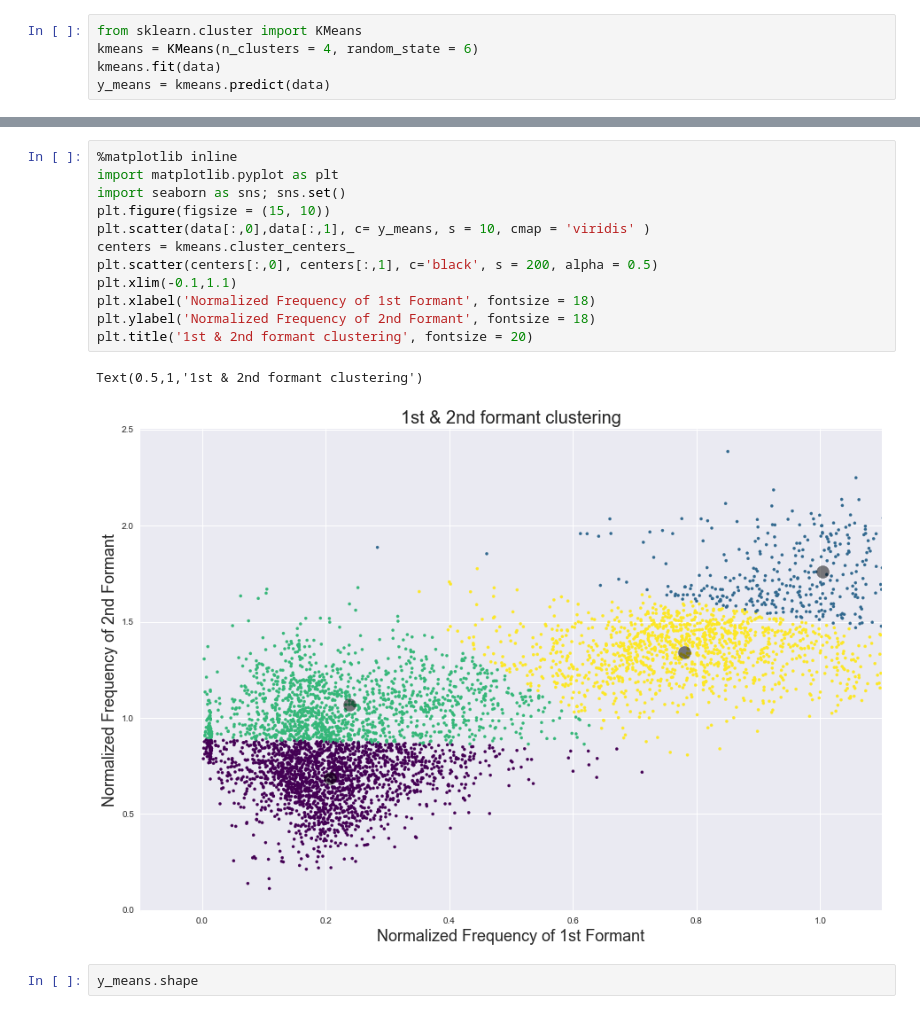
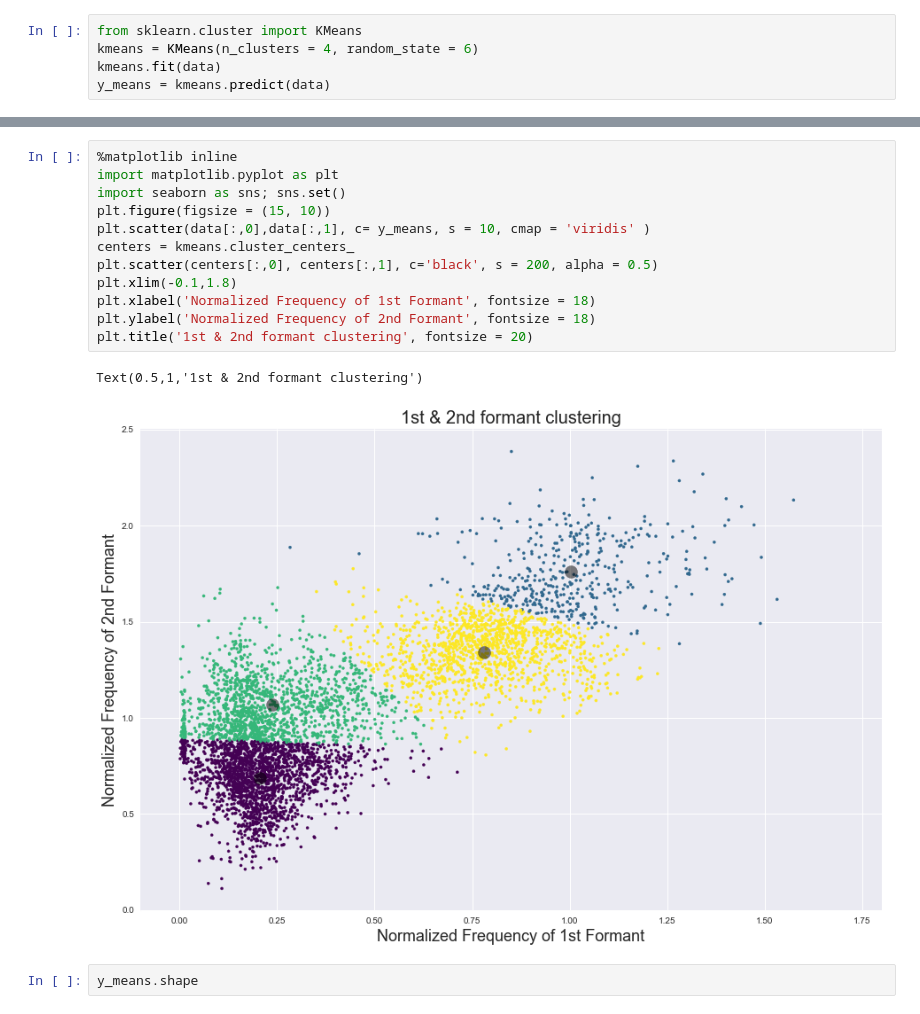
Before and after one commit to ZijianDu/speech-clustering, a Jupyter notebook: Speech Clustering.ipynb, the cells around one changed output, grey strips where cells are left out. Drawn from its saved outputs; the diff is of its cells as text.

```diff
--- a/Speech Clustering.ipynb
+++ b/Speech Clustering.ipynb
@@ -14,18 +41,18 @@ y_means = kmeans.predict(data)
 # %%
 %matplotlib inline
 import matplotlib.pyplot as plt
 import seaborn as sns; sns.set()
 plt.figure(figsize = (15, 10))
 plt.scatter(data[:,0],data[:,1], c= y_means, s = 10, cmap = 'viridis' )
 centers = kmeans.cluster_centers_
 plt.scatter(centers[:,0], centers[:,1], c='black', s = 200, alpha = 0.5)
-plt.xlim(-0.1,1.1)
+plt.xlim(-0.1,1.8)
 plt.xlabel('Normalized Frequency of 1st Formant', fontsize = 18)
 plt.ylabel('Normalized Frequency of 2nd Formant', fontsize = 18)
 plt.title('1st & 2nd formant clustering', fontsize = 20)
 # %% [output]
 Text(0.5,1,'1st & 2nd formant clustering')
-[figure, old version]
+[figure, new version]
 # %%
 y_means.shape
 # %% [output]
```
Also changed, not shown: parts of 6 cells of this notebook.
